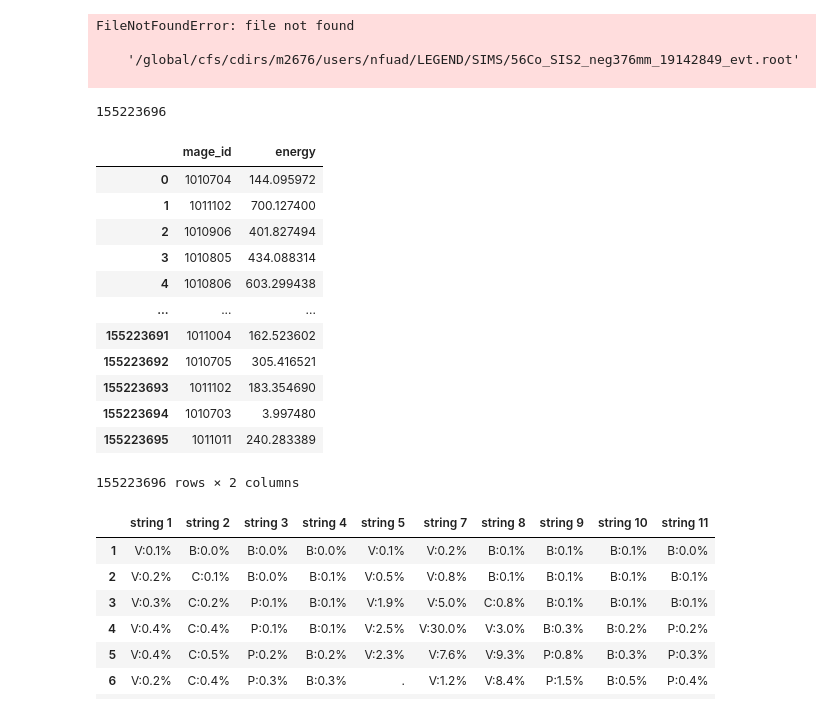
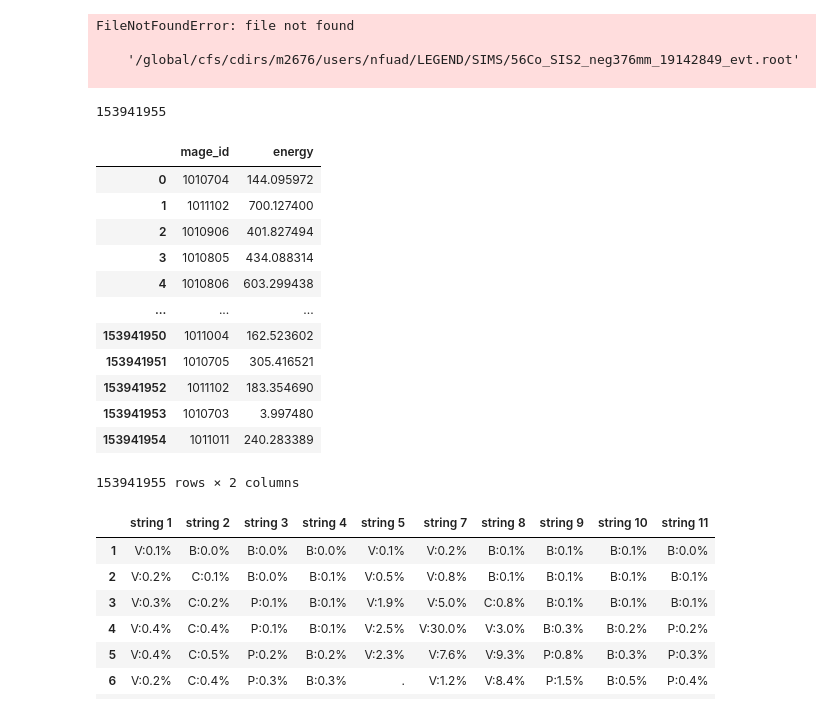
Before and after one commit to nfuad041/legend, a Jupyter notebook: 56Co_sim-18.ipynb, the cells around one changed output. Cells and saved outputs as stored; diff of their text form; code cells hidden in the pictures.

```diff
--- a/56Co_sim-18.ipynb
+++ b/56Co_sim-18.ipynb
@@ -26,35 +28,34 @@ def gauss_with_quad_bkg(x,  A, mu, sigma, p0, p1, p2):  # bkg = p0 + p1*x + p2*x
 def fwhm_func(E_cal, a, b, c):
      return np.sqrt(a**2 + b**2*E_cal**2 + c**4*E_cal**4)
 # %%
-evt_filenames_list = '/global/cfs/cdirs/m2676/users/nfuad/LEGEND/SIMS/evt_filenames_2.txt'
-multiplicity = 1
-df = pd.DataFrame()
-primaries = 0
-with open(evt_filenames_list) as f:
-    evt_filenames = f.read().splitlines()
-    for evt_filename in evt_filenames:
-        ff = ur.open(evt_filename)
-        dets = ff['simTree/mage_id'].array(library='np')
-        primaries += len(dets)
-        energies = ff['simTree/energy'].array(library='np')
-        d = pd.DataFrame({'mage_id': dets, 'energy': energies})
-        mul_1 = d['mage_id'].apply(lambda x: len(x)==1)
-        d = d[mul_1]
-        d['mage_id'] = d['mage_id'].apply(lambda x: x[0])
-        d['energy'] = d['energy'].apply(lambda x: x[0])
-        df = pd.concat([df, d], ignore_index=True)
+# evt_filenames_list = 'evt_filenames.txt'
+# multiplicity = 1
+# df = pd.DataFrame()
+# primaries = 0
+# with open(evt_filenames_list) as f:
+#     evt_filenames = f.read().splitlines()
+#     for evt_filename in evt_filenames:
+#         ff = ur.open(evt_filename)
+#         dets = ff['simTree/mage_id'].array(library='np')
+#         primaries += len(dets)
+#         energies = ff['simTree/energy'].array(library='np')
+#         d = pd.DataFrame({'mage_id': dets, 'energy': energies})
+#         mul_1 = d['mage_id'].apply(lambda x: len(x)==1)
+#         d = d[mul_1]
+#         d['mage_id'] = d['mage_id'].apply(lambda x: x[0])
+#         d['energy'] = d['energy'].apply(lambda x: x[0])
+#         df = pd.concat([df, d], ignore_index=True)
 
-print(primaries)
-df['energy'] = df['energy'].apply(lambda x: x*1000)
-df
+# print(primaries)
+# df['energy'] = df['energy'].apply(lambda x: x*1000)
+# df
 # %% [output]
 FileNotFoundError: file not found
 
     '/global/cfs/cdirs/m2676/users/nfuad/LEGEND/SIMS/56Co_SIS2_neg376mm_19142849_evt.root'
 
 # %%
-evt_filenames_list = '/global/cfs/cdirs/m2676/users/nfuad/LEGEND/SIMS/evt_filenames_2.txt'
-multiplicity = 1
+evt_filenames_list = 'evt_filenames.txt'
 df = pd.DataFrame()
 primaries = 0
 with open(evt_filenames_list) as f:
@@ -65,40 +66,40 @@ with open(evt_filenames_list) as f:
         dets = np.concatenate(dets)
         primaries += len(dets)
         energies = ff['simTree/energy'].array(library='np')
         energies = np.concatenate(energies)
         d = pd.DataFrame({'mage_id': dets, 'energy': energies})
         # d2 = d.copy()
         # mul = d['mage_id'].apply(lambda x: len(x)==2)
         # d = d[mul]
         #d['mage_id'] = d['mage_id'].apply(lambda x: x[0])
         # d['energy'] = d['energy'].apply(lambda x: x[0])
 
 
         # d2['mage_id'] = d2['mage_id'].apply(lambda x: x[1])
         # d2['energy'] = d2['energy'].apply(lambda x: x[1])
         # d = pd.concat([d, d2], ignore_index=True)
         df = pd.concat([df, d], ignore_index=True)
 
 
 
 print(primaries)
 df['energy'] = df['energy'].apply(lambda x: x*1000)
 df
 # %% [output]
-155223696
+153941955
 |  | mage_id | energy |
 | 0 | 1010704 | 144.095972 |
 | 1 | 1011102 | 700.127400 |
 | 2 | 1010906 | 401.827494 |
 | 3 | 1010805 | 434.088314 |
 | 4 | 1010806 | 603.299438 |
 | ... | ... | ... |
-| 155223691 | 1011004 | 162.523602 |
-| 155223692 | 1010705 | 305.416521 |
-| 155223693 | 1011102 | 183.354690 |
-| 155223694 | 1010703 | 3.997480 |
-| 155223695 | 1011011 | 240.283389 |
+| 153941950 | 1011004 | 162.523602 |
+| 153941951 | 1010705 | 305.416521 |
+| 153941952 | 1011102 | 183.354690 |
+| 153941953 | 1010703 | 3.997480 |
+| 153941954 | 1011011 | 240.283389 |
-155223696 rows × 2 columns
+153941955 rows × 2 columns
 # %%
 dep_peaks = [
     {
```
Also changed, not shown: parts of 4 cells of this notebook, 2 other files.
